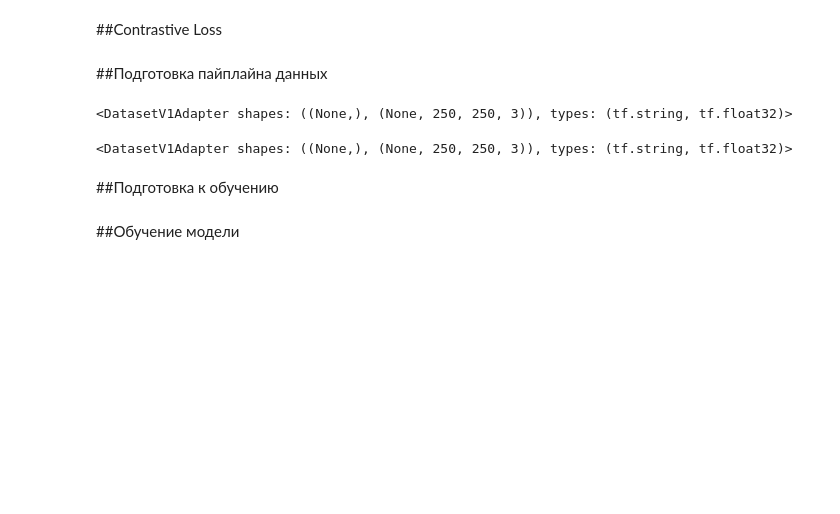
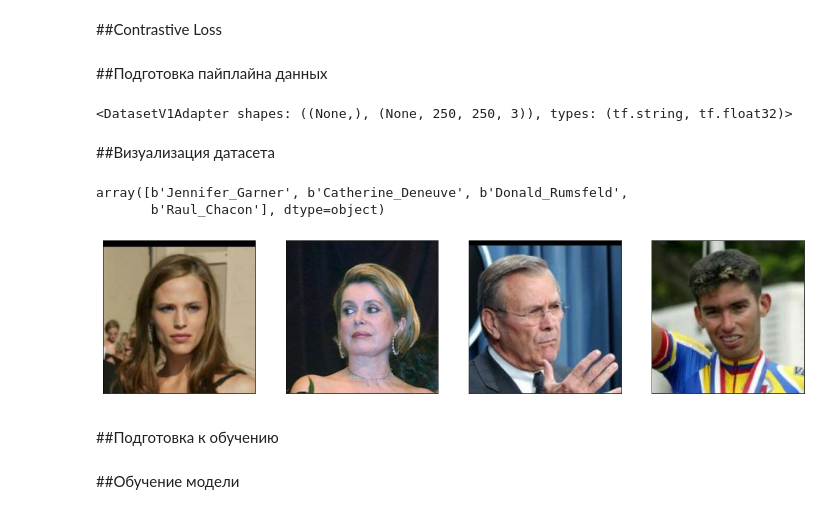
Before and after one commit to annulet/CNN_NVIDIA, a Jupyter notebook: hw_6_face_verification.ipynb, the cells around one changed output. Drawn from its saved outputs; the diff is of its cells as text; code cells hidden in the pictures; blank space fills up the shorter version.

```diff
--- a/hw_6_face_verification.ipynb
+++ b/hw_6_face_verification.ipynb
@@ -16,11 +16,11 @@ import tensorflow_datasets as tfds
 # %% [markdown]
 ##Загрузка датасета LFW
 # %%
-(train_ds, test_ds), ds_info = tfds.load(
+train_ds, ds_info = tfds.load(
     'lfw',
     as_supervised=True,
     with_info=True,
-    split=['train[:90%]', 'train[90%:]'],
+    split='train',
 )
 # %%
 ds_info
@@ -57,0 +54,6 @@ train_ds
+# %%
+for i,j in enumerate(train_ds):
+    if i < 3:
+        print(i, j)
+    else:
+        break
@@ -115,7 +131,26 @@ test_ds = test_ds.batch(BATCH_SIZE)
-# %%
-test_ds
-# %% [output]
-<DatasetV1Adapter shapes: ((None,), (None, 250, 250, 3)), types: (tf.string, tf.float32)>
+# %% [markdown]
+##Визуализация датасета
+# %%
+some_sample = next(iter(train_ds))
+images = some_sample[1].numpy()[:4]
+labels = some_sample[0].numpy()[:4]
+# %%
+labels
+# %% [output]
+array([b'Jennifer_Garner', b'Catherine_Deneuve', b'Donald_Rumsfeld',
+       b'Raul_Chacon'], dtype=object)
+# %%
+fontdict = {'fontsize': '14', 'color': 'white'}
+plt.figure(figsize=(20,10))
+for i in range(4):
+    plt.subplot(1,4,i+1)
+    plt.xticks([])
+    plt.yticks([])
+    plt.imshow(images[i].reshape(250,250,3))
+    plt.xlabel(labels[i].decode(), fontdict=fontdict)
+plt.show()
+# %% [output]
+[figure, added]
 # %% [markdown]
 ##Подготовка к обучению
 # %%
```
Also changed, not shown: parts of 19 cells of this notebook.
